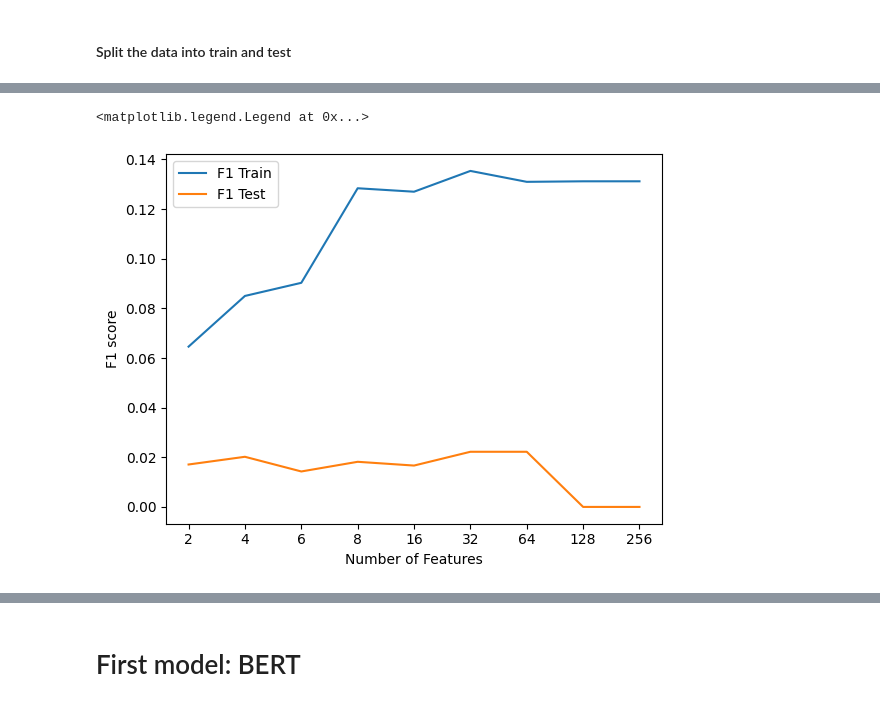
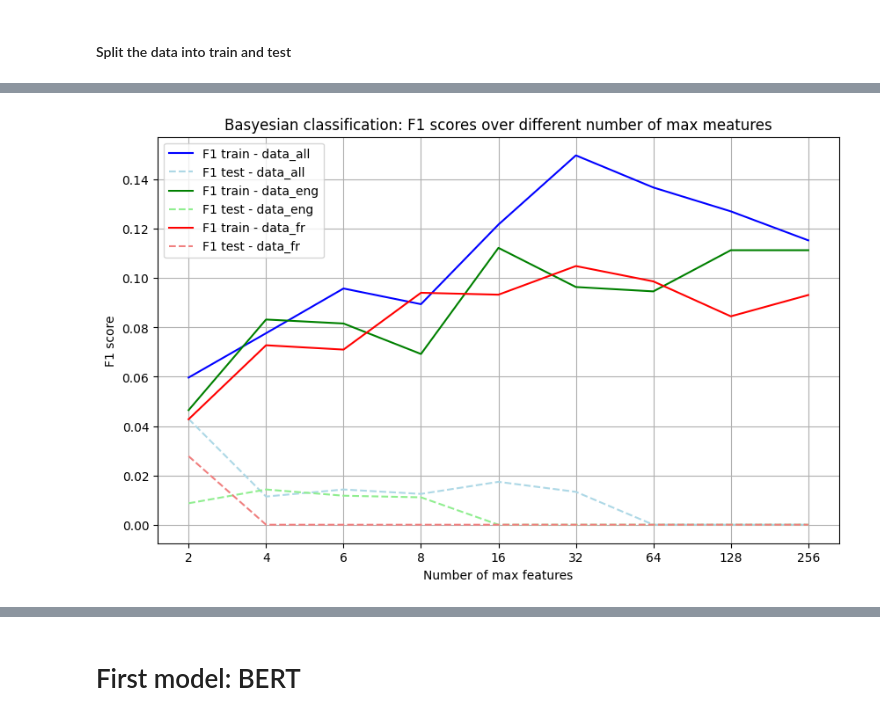
Before and after one commit to DavidSevic/expert-prediction-nlp, a Jupyter notebook: project.ipynb, the cells around one changed output, grey strips where cells are left out. Drawn from its saved outputs; the diff is of its cells as text; code cells hidden in the pictures.

```diff
--- a/project.ipynb
+++ b/project.ipynb
@@ -160,4 +296,4 @@ def do_tfidf_prediction(df, max_features, model='nb'):
 # %%
-f1_train, f1_test, accuracy = do_tfidf_prediction(data, max_features = 10)
+f1_train, f1_test, accuracy = do_tfidf_prediction(data_all, max_features = 10)
 f1_train, f1_test, accuracy
 # %% [output]
@@ -167,18 +315,54 @@ f1_train, f1_test, accuracy
-# %%
-f1_scores_train = []
-f1_scores_valid = []
-max_features_array = [2, 4, 6, 8, 16, 32, 64, 128, 256]
-for max_features in max_features_array:
-    f1_train, f1_valid, acc = do_tfidf_prediction(data, max_features = max_features)
-    f1_scores_train.append(f1_train)
-    f1_scores_valid.append(f1_valid)
-
-plt.plot(np.arange(len(max_features_array)),f1_scores_train,label="F1 Train")
-plt.plot(np.arange(len(max_features_array)),f1_scores_valid,label="F1 Test")
-plt.xticks(np.arange(len(max_features_array)),max_features_array)
-plt.xlabel("Number of Features")
-plt.ylabel("F1 score")
-plt.legend()
-# %% [output]
-<matplotlib.legend.Legend at 0x...>
-[figure, removed]
+# %%
+datasets = {
+    "data_all": data_all,
+    "data_eng": data_eng,
+    "data_fr": data_fr
+}
+
+colors = {
+    "data_all": ("blue", "lightblue"),
+    "data_eng": ("green", "lightgreen"),
+    "data_fr": ("red", "lightcoral")
+}
+
+max_features_list = [2, 4, 6, 8, 16, 32, 64, 128, 256]
+
+plt.figure(figsize=(10, 6))
+
+for dataset_name, dataset in datasets.items():
+    f1_scores_train = []
+    f1_scores_test = []
+    for max_features in max_features_list:
+        f1_train, f1_test, acc = do_tfidf_prediction(dataset, max_features=max_features)
+        f1_scores_train.append(f1_train)
+        f1_scores_test.append(f1_test)
+        """print("#####################")
+        print(dataset_name)
+        print(max_features)
+        print(f1_scores_train)
+        print(f1_scores_test)
+        print("#####################")"""
+
+    plt.plot(
+        np.arange(len(max_features_list)),
+        f1_scores_train,
+        label=f"F1 train - {dataset_name}",
+        color=colors[dataset_name][0]
+    )
+    plt.plot(
+        np.arange(len(max_features_list)),
+        f1_scores_test,
+        label=f"F1 test - {dataset_name}",
+        color=colors[dataset_name][1],
+        linestyle="dashed"
+    )
+
+plt.xticks(np.arange(len(max_features_list)), max_features_list)
+plt.xlabel("Number of max features")
+plt.ylabel("F1 score")
+plt.title("Basyesian classification: F1 scores over different number of max meatures")
+plt.legend()
+plt.grid(True)
+
+plt.show()
+# %% [output]
@@ -184,0 +386 @@ plt.legend()
+[figure, added]
```
Also changed, not shown: parts of 51 cells of this notebook.
